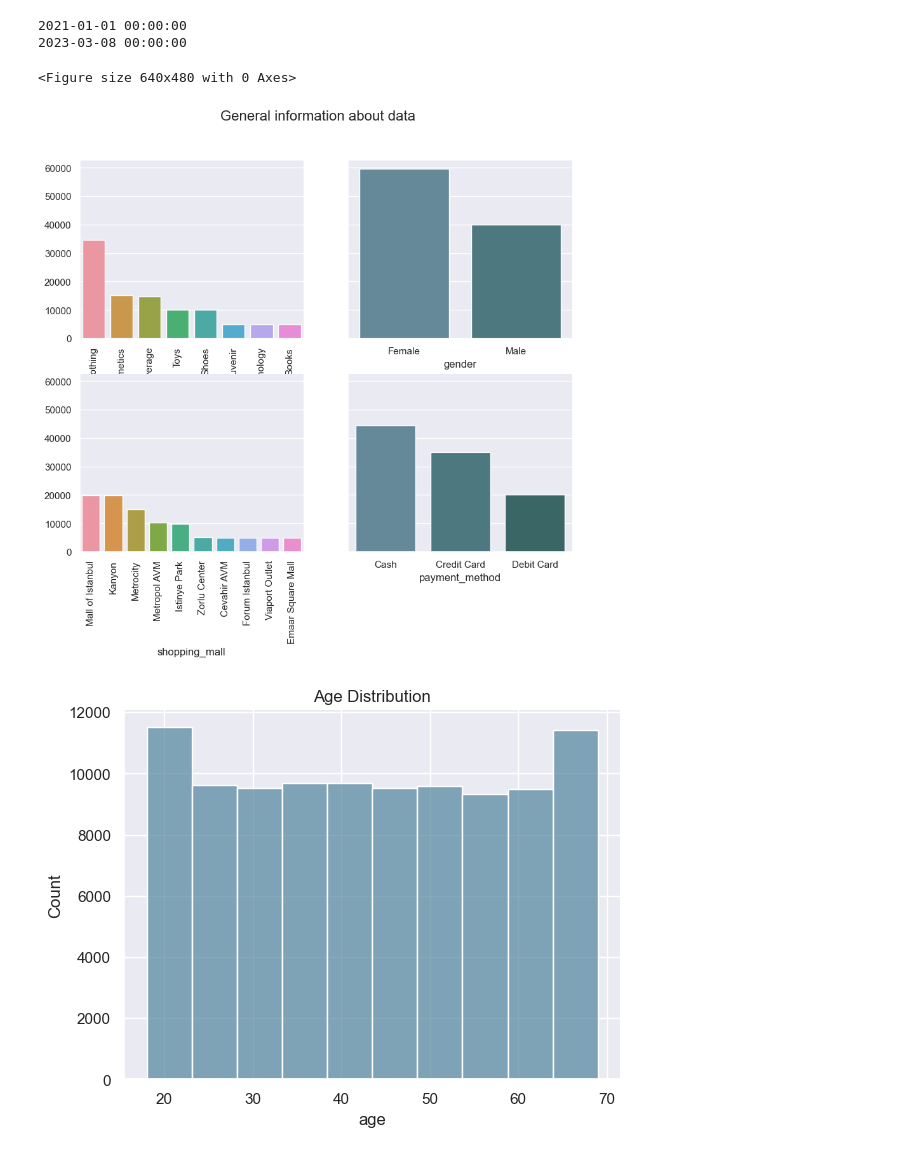
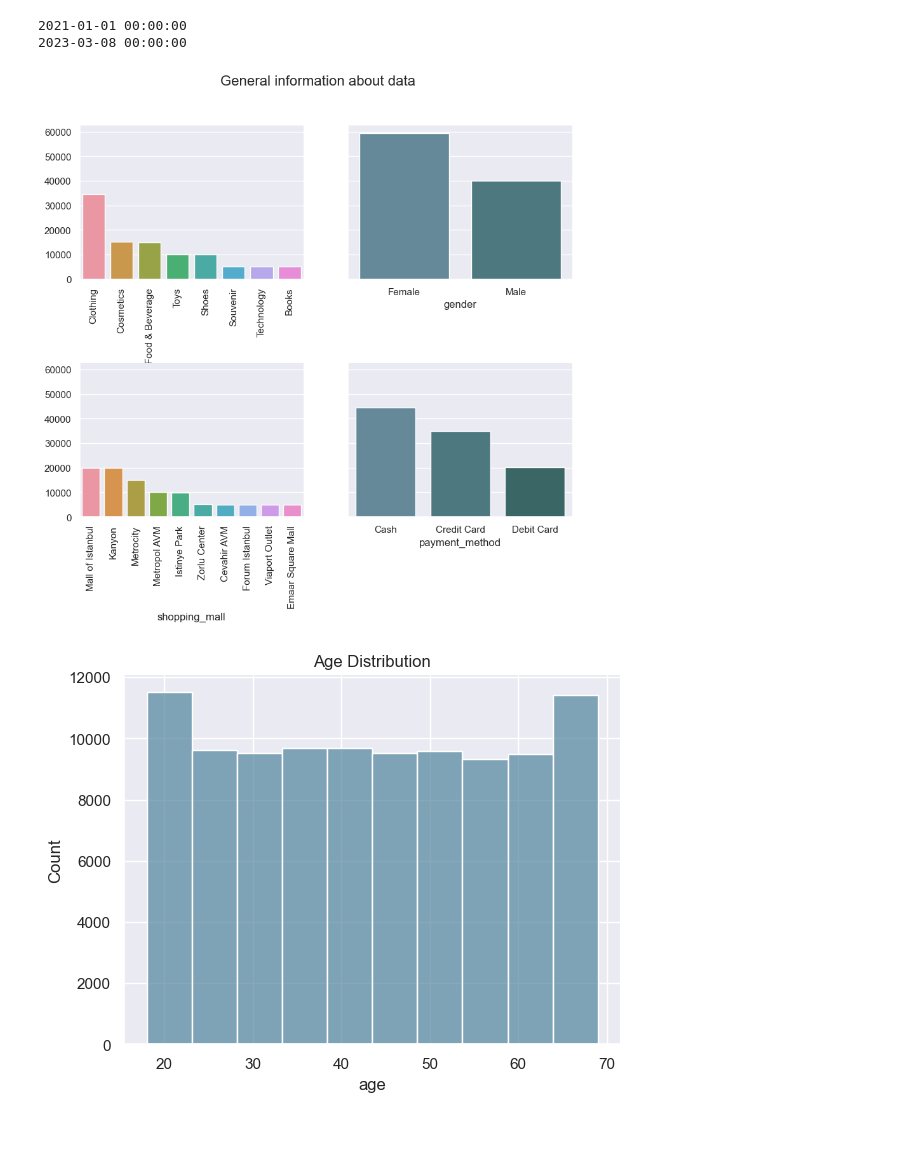
Before and after one commit to Scorpgodwest/customer-analysis, a Jupyter notebook: customer_analysis.ipynb, the cells around one changed output. Drawn from its saved outputs; the diff is of its cells as text; code cells hidden in the pictures.

```diff
--- a/customer_analysis.ipynb
+++ b/customer_analysis.ipynb
@@ -140,26 +140,25 @@ print(full_df['invoice_date'].max())
 # %%
 ctg_count = full_df['category'].value_counts()
 gender_count = full_df['gender'].value_counts()
 mall_count = full_df['shopping_mall'].value_counts()
 payment_count = full_df['payment_method'].value_counts()
 
-plt.tight_layout()
+
 sns.set(palette=sns.cubehelix_palette(start=5, light=0.5))
 fig, axs = plt.subplots(2,2, sharey=True, figsize=(10, 8))
-
+plt.subplots_adjust(hspace=0.55)
 fig.suptitle('General information about data', fontsize=16)
 bar1 = sns.barplot(ax=axs[0, 0], x=ctg_count.index, y=ctg_count.values)
 bar2 = sns.barplot(ax=axs[0, 1],x=gender_count.index, y=gender_count.values)
 bar3 = sns.barplot(ax=axs[1, 0],x=mall_count.index, y=mall_count.values)
 bar4 = sns.barplot(ax=axs[1, 1],x=payment_count.index, y=payment_count.values)
 
 bar1.set_xticks(ticks=bar1.get_xticks(), rotation=90, labels=bar1.get_xticklabels())
 bar3.set_xticks(ticks=bar3.get_xticks(), rotation=90, labels=bar3.get_xticklabels())
 
 sns.despine()
 # %% [output]
-<Figure size 640x480 with 0 Axes>
-[figure, old version]
+[figure, new version]
 # %%
 sns.histplot(full_df, x='age', bins=10)
 plt.title('Age Distribution')
```
Also changed, not shown: parts of 4 cells of this notebook.
